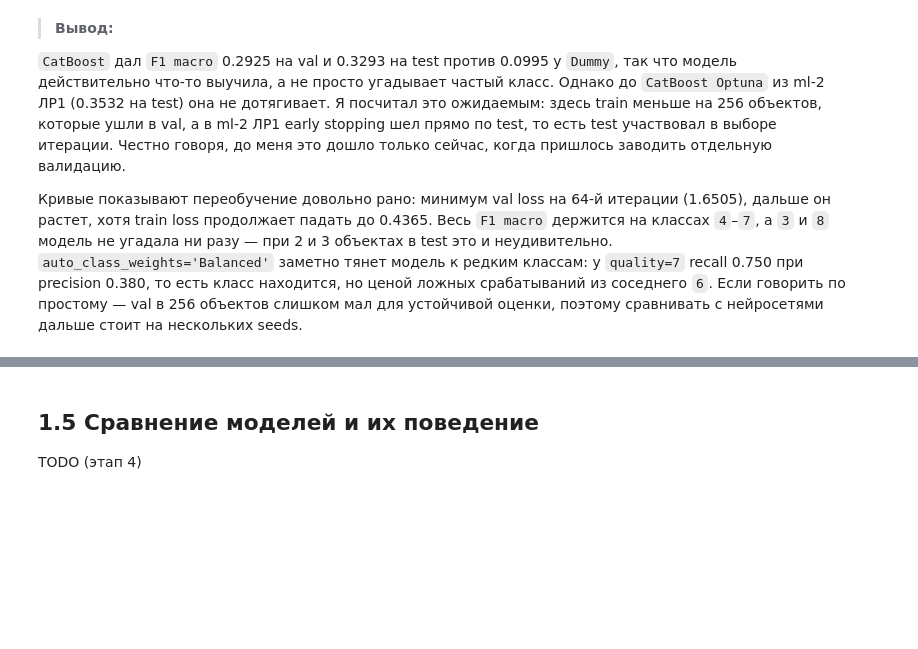
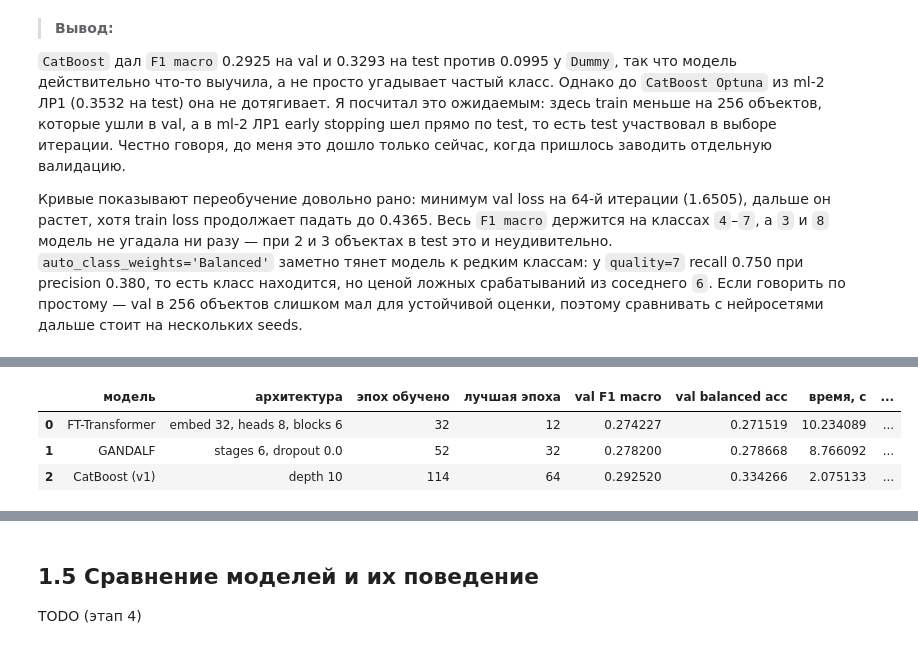
Before and after one commit to 2made1ra/ml-3, a Jupyter notebook: lab-1/lab-1.ipynb, the cells around one changed output, grey strips where cells are left out. Saved outputs shown, nothing was run; the diff lists cells and outputs as text; code cells hidden in the pictures; blank space fills up the shorter version.

```diff
--- a/lab-1/lab-1.ipynb
+++ b/lab-1/lab-1.ipynb
@@ -139,0 +143,52 @@ TODO (этап 2: идеи моделей, параметры, эпохи, val-
+# %%
+ft_run = load_run("v2")
+gandalf_run = load_run("v3")
+cb_run = load_run("v1")
+cols = [
+    "модель",
+    "архитектура",
+    "эпох обучено",
+    "лучшая эпоха",
+    "val F1 macro",
+    "val balanced acc",
+    "время, с",
+    "параметров",
+]
+rows = []
+for name, r in [("FT-Transformer", ft_run), ("GANDALF", gandalf_run)]:
+    c = r.config
+    arch = (
+        f"embed {c['ft_embed_dim']}, heads {c['ft_num_heads']}, blocks {c['ft_num_attn_blocks']}"
+        if name == "FT-Transformer"
+        else f"stages {c['gandalf_stages']}, dropout {c['gandalf_dropout']}"
+    )
+    rows.append(
+        [
+            name,
+            arch,
+            len(r.history),
+            r.metrics["best_epoch"],
+            r.metrics["val_f1_macro"],
+            r.metrics["val_balanced_acc"],
+            r.metrics["train_time_sec"],
+            r.metrics["n_params"],
+        ]
+    )
+rows.append(
+    [
+        "CatBoost (v1)",
+        f"depth {cb_run.config['cb_depth']}",
+        len(cb_run.history),
+        cb_run.metrics["best_iteration"] + 1,  # CatBoost считает итерации с 0
+        cb_run.metrics["val_f1_macro"],
+        cb_run.metrics["val_balanced_acc"],
+        cb_run.metrics["train_time_sec"],
+        None,
+    ]
+)
+pd.DataFrame(rows, columns=cols)
+# %% [output]
+|  | модель | архитектура | эпох обучено | лучшая эпоха | val F1 macro | val balanced acc | время, с | ... |
+| 0 | FT-Transformer | embed 32, heads 8, blocks 6 | 32 | 12 | 0.274227 | 0.271519 | 10.234089 | ... |
+| 1 | GANDALF | stages 6, dropout 0.0 | 52 | 32 | 0.278200 | 0.278668 | 8.766092 | ... |
+| 2 | CatBoost (v1) | depth 10 | 114 | 64 | 0.292520 | 0.334266 | 2.075133 | ... |
```
Also changed, not shown: parts of 8 cells of this notebook, 10 other files.
